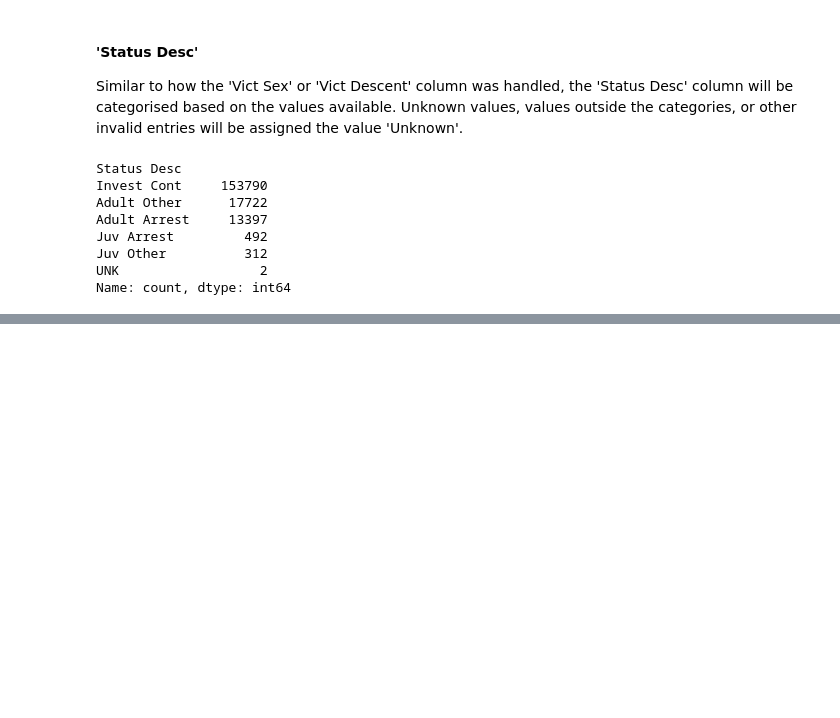
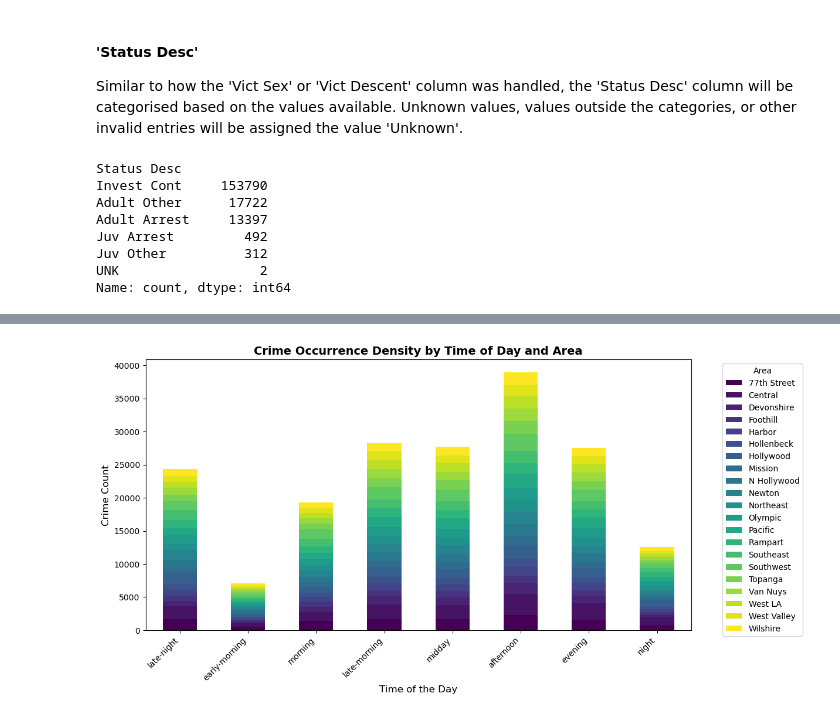
Before and after one commit to jgp-13/LA_Crime, a Jupyter notebook: notebooks/nb1-la_crime-cleaning.ipynb, the cells around one changed output, grey strips where cells are left out. Drawn from its saved outputs; the diff is of its cells as text; code cells hidden in the pictures; blank space fills up the shorter version.

```diff
--- a/notebooks/nb1-la_crime-cleaning.ipynb
+++ b/notebooks/nb1-la_crime-cleaning.ipynb
@@ -474,0 +565,26 @@ df.to_csv(cleaned_file)
+# %%
+# Define the order for day_time categories
+time_order = df['day_time'].cat.categories
+
+# Aggregate data: Count occurrences of victim ages for each day_time
+crime_counts = df.groupby(['day_time', 'AREA NAME'], dropna=False, observed=False).size().unstack()
+
+# Reorder the index based on defined time_order
+crime_counts = crime_counts.reindex(time_order)
+
+# Create stacked bar chart
+crime_counts.plot(kind='bar', stacked=True, figsize=(12, 6), colormap="viridis")
+
+# Formatting
+plt.title("Crime Occurrence Density by Time of Day and Area", fontsize=14, fontweight='bold')
+plt.xlabel("Time of the Day", fontsize=12)
+plt.ylabel("Crime Count", fontsize=12)
+plt.xticks(rotation=45, ha='right', fontsize=10)
+
+# Move legend outside the plot for better visibility
+plt.legend(title="Area", bbox_to_anchor=(1.05, 1), loc='upper left')
+
+# Show plot
+plt.show()
+# %% [output]
+[figure, added]
```
Also changed, not shown: parts of 10 cells of this notebook.
